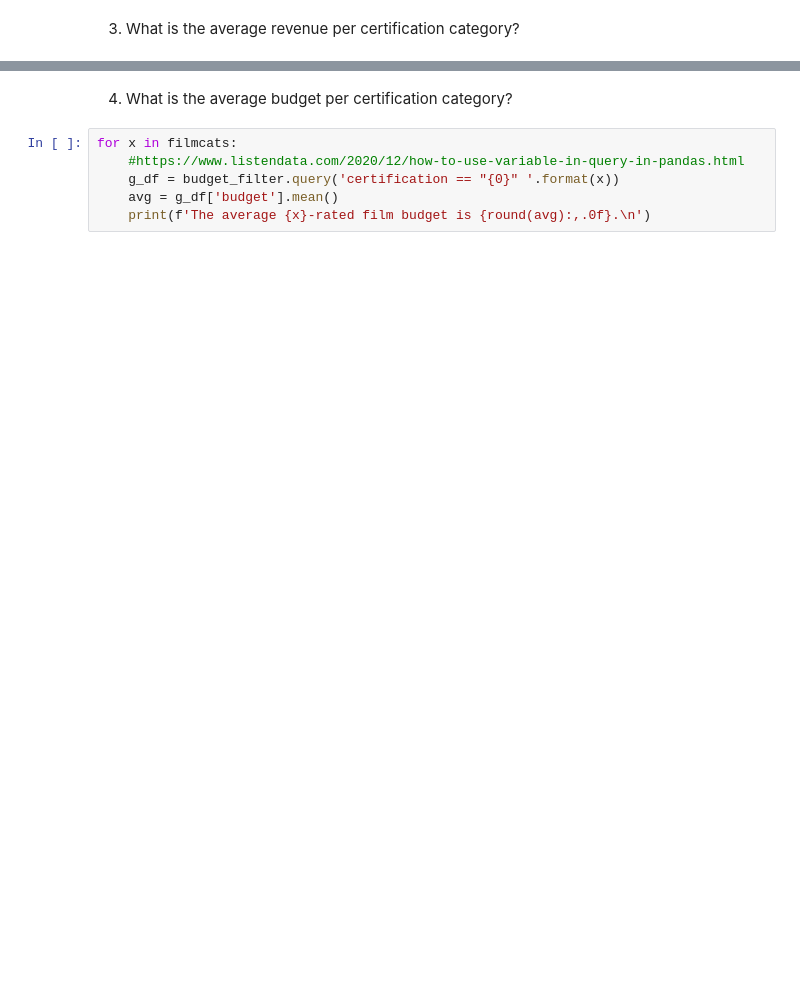
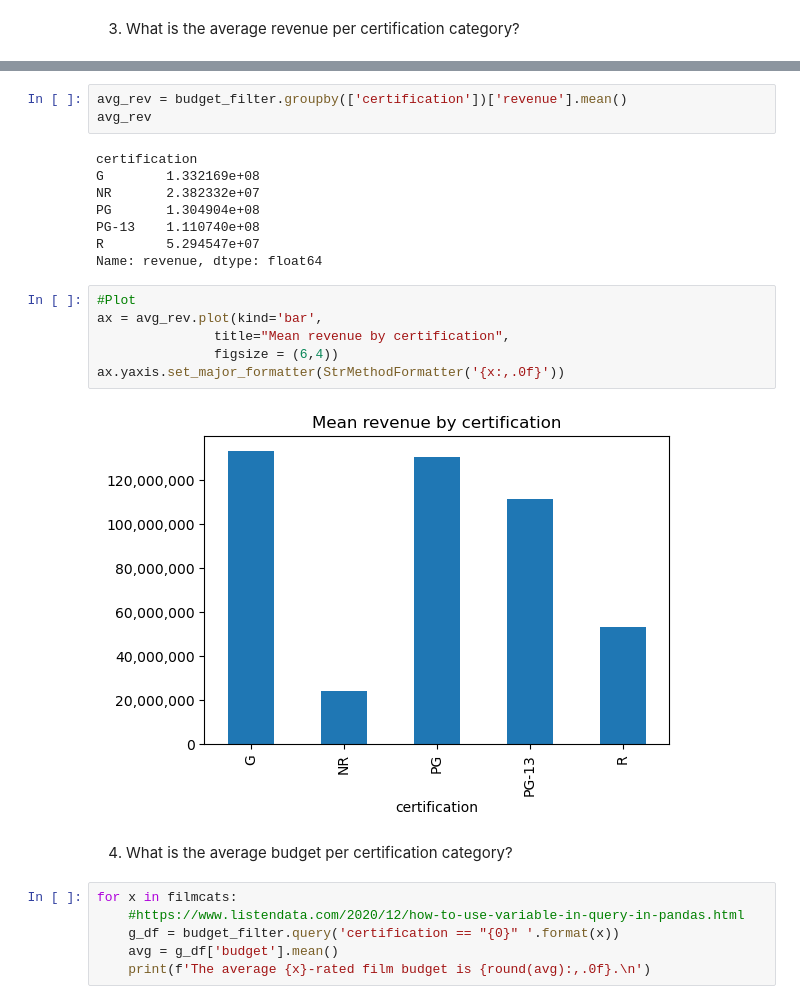
Before and after one commit to craiggossen/Project-3--Core, a Jupyter notebook: Project 3 - Part 2 - EDA.ipynb, the cells around one changed output, grey strips where cells are left out. Cells and saved outputs as stored; diff of their text form; blank space fills up the shorter version.

```diff
--- a/Project 3 - Part 2 - EDA.ipynb
+++ b/Project 3 - Part 2 - EDA.ipynb
@@ -100,3 +114,22 @@ The average R-rated film revenue is 52,945,475.
+# %%
+avg_rev = budget_filter.groupby(['certification'])['revenue'].mean()
+avg_rev
+# %% [output]
+certification
+G        1.332169e+08
+NR       2.382332e+07
+PG       1.304904e+08
+PG-13    1.110740e+08
+R        5.294547e+07
+Name: revenue, dtype: float64
+# %%
+#Plot
+ax = avg_rev.plot(kind='bar',
+               title="Mean revenue by certification",
+               figsize = (6,4))
+ax.yaxis.set_major_formatter(StrMethodFormatter('{x:,.0f}'))
+# %% [output]
+[figure, added]
 # %% [markdown]
 4. What is the average budget per certification category?
 # %%
```
Also changed, not shown: parts of 6 cells of this notebook, 1 other file.
